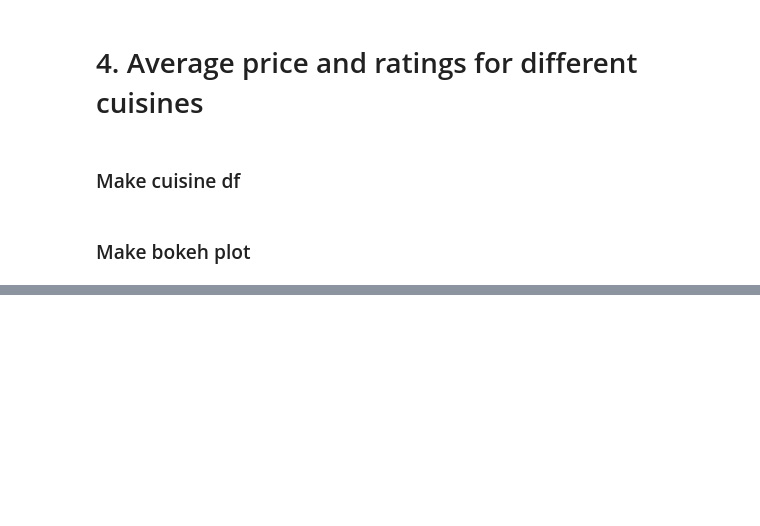
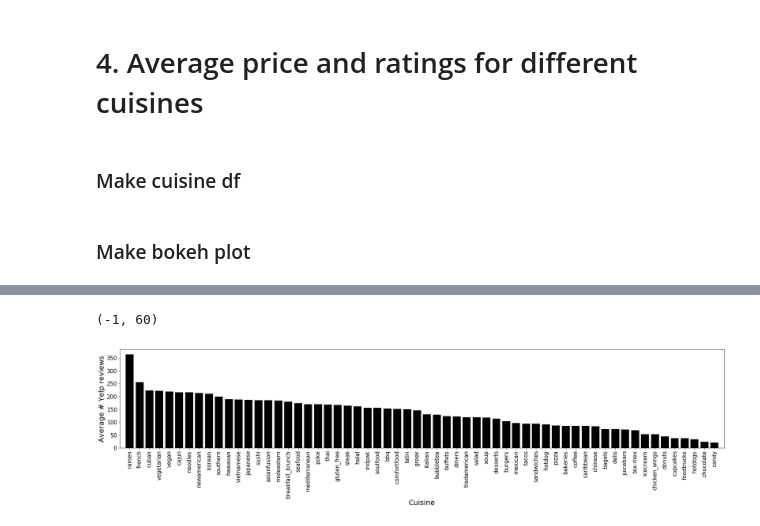
Before and after one commit to srcole/qwm, a Jupyter notebook: yelp/Analyze - cuisines.ipynb, the cells around one changed output, grey strips where cells are left out. Saved outputs shown, nothing was run; the diff lists cells and outputs as text; code cells hidden in the pictures; blank space fills up the shorter version.

```diff
--- a/yelp/Analyze - cuisines.ipynb
+++ b/yelp/Analyze - cuisines.ipynb
@@ -184,0 +168,12 @@ df_cuisine_limit
+# %%
+# Determine cuisines to rank
+cuisines_keep = df_cuisine['cuisine'].unique()
+
+# Set up dataframe for restaurants with categories of interest
+restaurant_have_category = df_categories[cuisines_keep].sum(axis=1).to_dict()
+df_restaurants_keep_idx = [k for k in restaurant_have_category.keys() if restaurant_have_category[k]]
+df_restaurants_temp = df_restaurants.loc[df_restaurants_keep_idx].reset_index(drop=True)
+df_categories_temp = df_categories[cuisines_keep].loc[df_restaurants_keep_idx].reset_index(drop=True)
+df_restaurants_temp = df_restaurants_temp.merge(df_categories_temp, left_index=True, right_index=True)
+
+# Get avg ratings for the different cuisines
@@ -184,0 +255,16 @@ df_cuisine_limit
+# %%
+df_cuisines_rating.sort_values('Nreview_avg', ascending=False, inplace=True)
+df_cuisines_rating.reset_index(drop=True, inplace=True)
+
+N=60
+plt.figure(figsize=(30,5))
+plt.bar(np.arange(N), df_cuisines_rating['Nreview_avg'].values[:N], color='k', ecolor='.5')
+plt.xticks(np.arange(N), df_cuisines_rating['cuisine'].values[:N])
+plt.ylabel('Average # Yelp reviews', size=20)
+plt.xlabel('Cuisine', size=20)
+plt.xticks(size=15, rotation='vertical')
+plt.yticks(size=15)
+plt.xlim((-1, N))
+# %% [output]
+(-1, 60)
+[figure, added]
```
Also changed, not shown: parts of 14 cells of this notebook, 1 other file.
